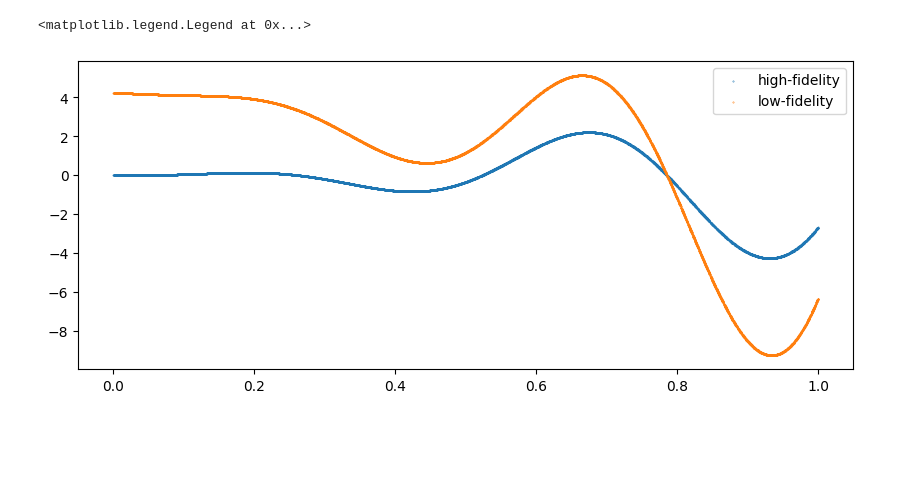
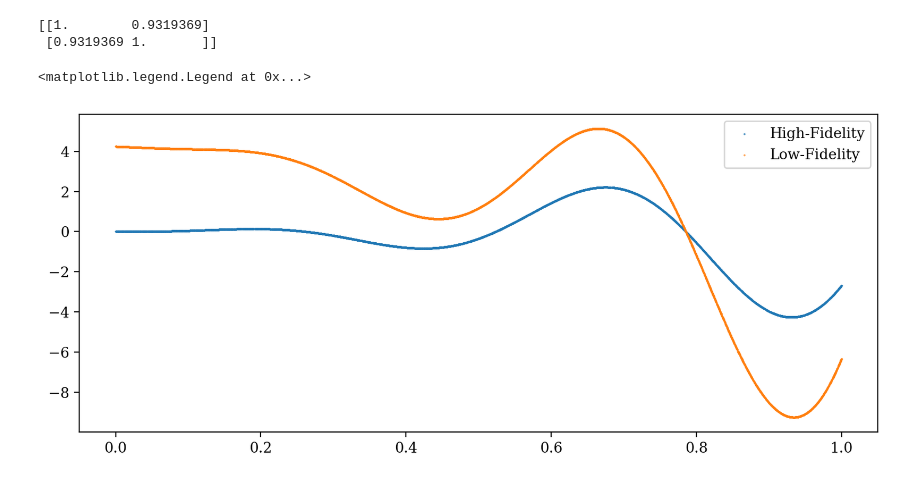
Before and after one commit to atticusdrex/MAGPI, a Jupyter notebook: SamplingOptimization/MFLinReg.ipynb, the cells around one changed output. Saved outputs shown, nothing was run; the diff lists cells and outputs as text; code cells hidden in the pictures; blank space fills up the shorter version.

```diff
--- a/SamplingOptimization/MFLinReg.ipynb
+++ b/SamplingOptimization/MFLinReg.ipynb
@@ -3,6 +3,13 @@ import numpy as np
 import matplotlib.pyplot as plt
 from tqdm import tqdm
 import math
+
+# Plot parameters
+plt.rcParams.update({
+    "font.family": "serif",
+    'text.latex.preamble': r'\\usepackage{amsmath}',
+    'mathtext.fontset': 'cm',
+})
 
 # LINEAR-B
 funcs = [
@@ -24,39 +31,41 @@ d = X_pilot.shape[1]
 
 # Obtaining pilot samples for y1 and y2
 y1_pilot = funcs[0](z_pilot)
 y2_pilot = funcs[1](z_pilot)
 
 # Computing means
 y1_mean = np.mean(y1_pilot)
 y2_mean = np.mean(y2_pilot)
 
 # Creating the variable w = x*y(x)
 xy1_pilot = X_pilot.T * (y1_pilot - y1_mean).reshape(1,-1)
 xy2_pilot = X_pilot.T * (y2_pilot - y2_mean).reshape(1,-1)
 
 # Computing the moments
 Sigma_xx = np.cov(X_pilot.T)
 Sigma_xy = np.cov(np.hstack((X_pilot, y1_pilot.reshape(-1,1))).T)[-1,:-1].T
 Sigma_xy1 = np.cov(xy1_pilot) # note these are variances of the product x*y_1(x), not the covariance between x and y1
 Sigma_xy2 = np.cov(xy2_pilot)
 Sigma_xy12 = np.cov(np.vstack((xy1_pilot, xy2_pilot)))[:d, d:]
 var_y1 = np.var(y1_pilot)
 var_y2 = np.var(y2_pilot)
 U, S, _ = np.linalg.svd(Sigma_xx)
 S = S[S / S[0] > rcond] # Truncating small singular values
 U = U[:,:S.shape[0]] # Truncating singular vectors
 Sigma_xx_inv = U @ np.diag(S**(-1)) @ U.T
 Sigma_xx_half_inv = U @ np.diag(S**(-0.5)) @ U.T
 
+print(np.corrcoef(y1_pilot, y2_pilot))
 
-
-plt.figure(figsize=(10,4))
-plt.scatter(z_pilot, y1_pilot, label = "high-fidelity", s = 0.1)
-plt.scatter(z_pilot, y2_pilot, label = "low-fidelity", s = 0.1)
+plt.figure(figsize=(10,4), dpi = 200)
+plt.scatter(z_pilot, y1_pilot, label = "High-Fidelity", s = 0.1)
+plt.scatter(z_pilot, y2_pilot, label = "Low-Fidelity", s = 0.1)
 plt.legend()
 # %% [output]
-<matplotlib.legend.Legend at 0x...>
+[[1.        0.9319369]
+ [0.9319369 1.       ]]
+<matplotlib.legend.Legend at 0x...>
-[figure, old version]
+[figure, new version]
 # %%
 # Defining budget and cost parameters
 B = 100
```
Also changed, not shown: parts of 7 cells of this notebook.
